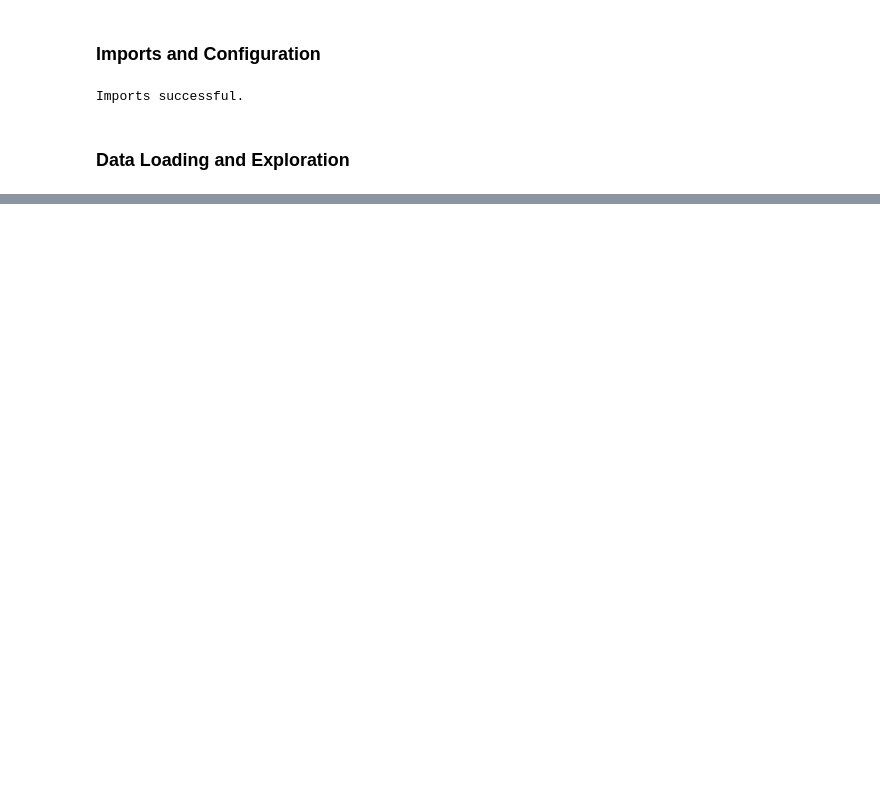
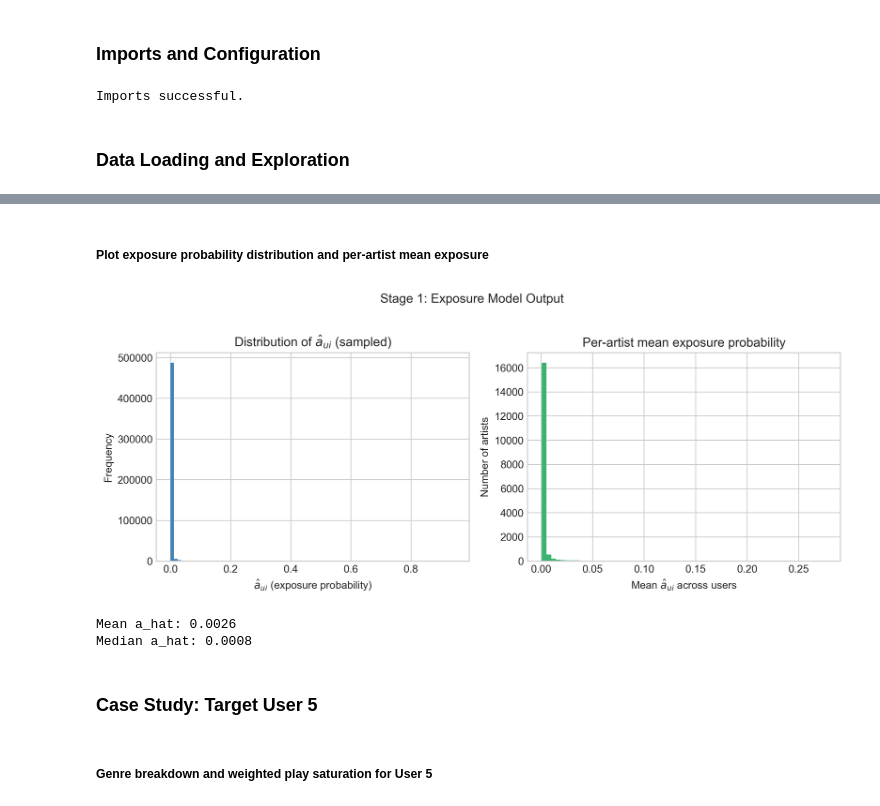
Before and after one commit to abrandontran/5350-Social-Algorithms, a Jupyter notebook: Final Project/serendipity_analysis.ipynb, the cells around one changed output, grey strips where cells are left out. Drawn from its saved outputs; the diff is of its cells as text; code cells hidden in the pictures; blank space fills up the shorter version.

```diff
--- a/Final Project/serendipity_analysis.ipynb
+++ b/Final Project/serendipity_analysis.ipynb
@@ -1249,0 +186,4 @@ Final Slate:
+# %%
+# Build sparse matrices R and A from interaction data
+# NOTE: C discarded here, rebuilt with final alpha/mode in hyperparameter cell
+R, _, A = build_matrices(ua, n_users, n_items, mode='log')
@@ -1249,0 +232,36 @@ Final Slate:
+# %% [markdown]
+##### Plot exposure probability distribution and per-artist mean exposure
+# %%
+# Plot exposure probability distribution and per artist mean exposure
+fig, axes = plt.subplots(1, 2, figsize=FIGSIZE, dpi=300)
+
+# Sample to keep plotting fast
+rng = np.random.default_rng(0)
+sample = rng.choice(a_hat.flatten(),
+                    size=min(500_000, a_hat.size), replace=False)
+
+# Left: overall a_hat (exposure probability) distribution
+axes[0].hist(sample, bins=80, color='steelblue', edgecolor='none')
+axes[0].set_xlabel('$\\hat{a}_{ui}$ (exposure probability)')
+axes[0].set_ylabel('Frequency')
+axes[0].set_title('Distribution of $\\hat{a}_{ui}$ (sampled)')
+
+# Right: mean exposure per artist (popularity proxy)
+item_exposure = a_hat.mean(axis=0)
+axes[1].hist(item_exposure, bins=60, color='mediumseagreen', edgecolor='none')
+axes[1].set_xlabel('Mean $\\hat{a}_{ui}$ across users')
+axes[1].set_ylabel('Number of artists')
+axes[1].set_title('Per-artist mean exposure probability')
+
+plt.suptitle('Stage 1: Exposure Model Output', fontsize=12, y=1.02)
+plt.tight_layout()
+plt.show()
+
+print(f'Mean a_hat: {a_hat.mean():.4f}')
+print(f'Median a_hat: {np.median(a_hat):.4f}')
+# %% [output]
+[figure, added]
+Mean a_hat: 0.0026
+Median a_hat: 0.0008
+# %% [markdown]
+### Case Study: Target User 5
@@ -1249,0 +271,2 @@ Final Slate:
+# %% [markdown]
+##### Genre breakdown and weighted play saturation for User 5
```
Also changed, not shown: parts of 98 cells of this notebook, 15 other files.
